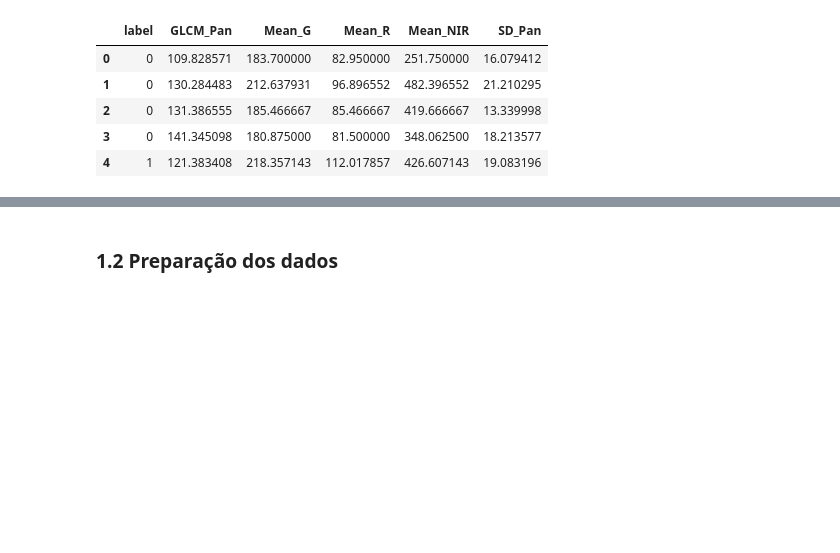
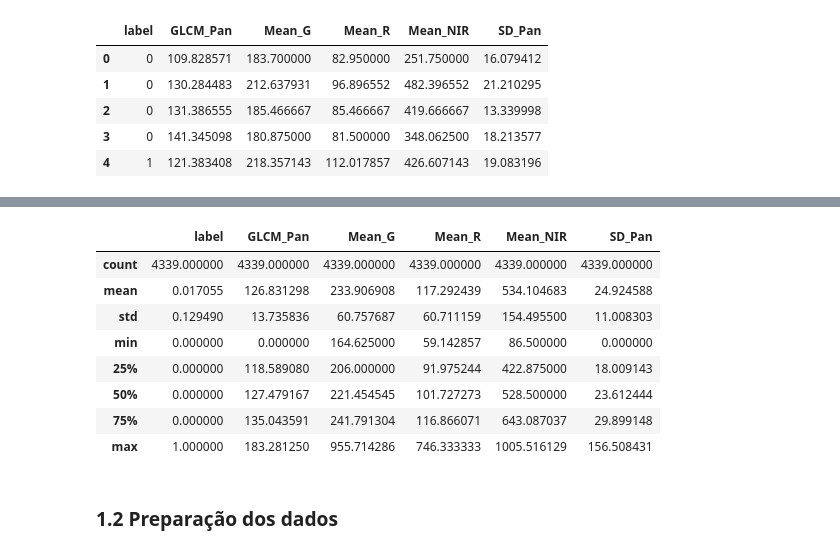
Before and after one commit to glaucio-rocha/ciencia_de_dados, a Jupyter notebook: MVP/MVP_Sprint_II_pt1_Machine_learning.ipynb, the cells around one changed output, grey strips where cells are left out. Saved outputs shown, nothing was run; the diff lists cells and outputs as text; code cells hidden in the pictures; blank space fills up the shorter version.

```diff
--- a/MVP/MVP_Sprint_II_pt1_Machine_learning.ipynb
+++ b/MVP/MVP_Sprint_II_pt1_Machine_learning.ipynb
@@ -89,3 +101,15 @@ ds_test.head()
+# %%
+ds_train.describe()
+# %% [output]
+|  | label | GLCM_Pan | Mean_G | Mean_R | Mean_NIR | SD_Pan |
+| count | 4339.000000 | 4339.000000 | 4339.000000 | 4339.000000 | 4339.000000 | 4339.000000 |
+| mean | 0.017055 | 126.831298 | 233.906908 | 117.292439 | 534.104683 | 24.924588 |
+| std | 0.129490 | 13.735836 | 60.757687 | 60.711159 | 154.495500 | 11.008303 |
+| min | 0.000000 | 0.000000 | 164.625000 | 59.142857 | 86.500000 | 0.000000 |
+| 25% | 0.000000 | 118.589080 | 206.000000 | 91.975244 | 422.875000 | 18.009143 |
+| 50% | 0.000000 | 127.479167 | 221.454545 | 101.727273 | 528.500000 | 23.612444 |
+| 75% | 0.000000 | 135.043591 | 241.791304 | 116.866071 | 643.087037 | 29.899148 |
+| max | 1.000000 | 183.281250 | 955.714286 | 746.333333 | 1005.516129 | 156.508431 |
 # %% [markdown]
 ### 1.2 Preparação dos dados
 # %% [markdown]
```
Also changed, not shown: parts of 19 cells of this notebook.
